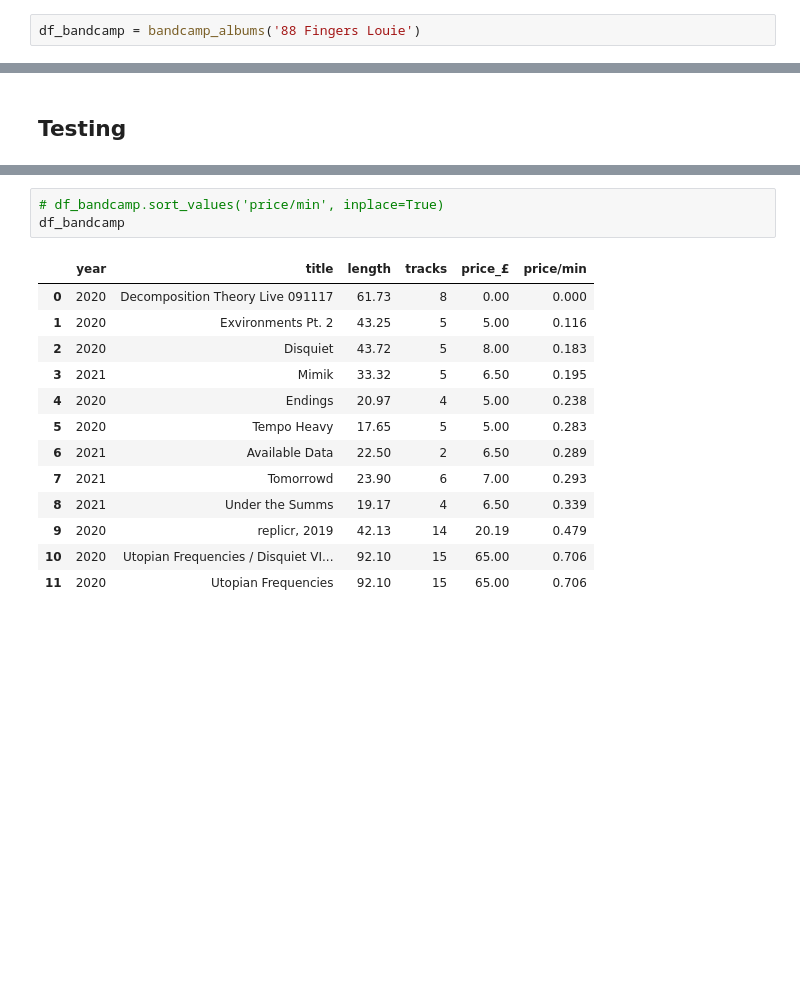
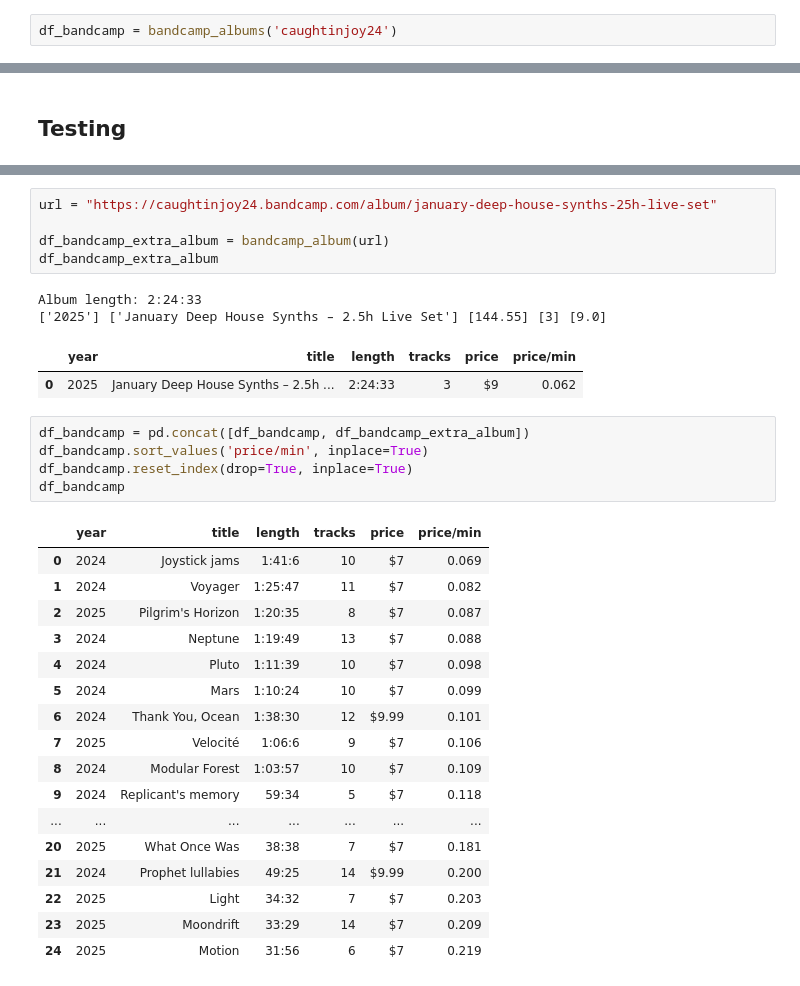
Before and after one commit to arnauog/what_the_rock, a Jupyter notebook: 8 Bandcamp.ipynb, the cells around one changed output, grey strips where cells are left out. Cells and saved outputs as stored; diff of their text form; blank space fills up the shorter version.

Commit message:
bandcamp function

```diff
--- a/8 Bandcamp.ipynb
+++ b/8 Bandcamp.ipynb
@@ -393,5 +393,5 @@ df_bandcamp.to_csv('streamlit/Datasets/df_bandcamp.csv', index=False)
 # %% [markdown]
 It's basically applying a function that I have defined in a .py file
 # %%
-df_bandcamp = bandcamp_albums('88 Fingers Louie')
+df_bandcamp = bandcamp_albums('caughtinjoy24')
 # %% [output]
@@ -614,17 +528,33 @@ Searching the album: tempo-heavy
+# %%
+url = "https://caughtinjoy24.bandcamp.com/album/january-deep-house-synths-25h-live-set"
+
+df_bandcamp_extra_album = bandcamp_album(url)
+df_bandcamp_extra_album
+# %% [output]
+Album length: 2:24:33
+['2025'] ['January Deep House Synths – 2.5h Live Set'] [144.55] [3] [9.0]
+|  | year | title | length | tracks | price | price/min |
+| 0 | 2025 | January Deep House Synths – 2.5h ... | 2:24:33 | 3 | $9 | 0.062 |
 # %%
-# df_bandcamp.sort_values('price/min', inplace=True)
+df_bandcamp = pd.concat([df_bandcamp, df_bandcamp_extra_album])
+df_bandcamp.sort_values('price/min', inplace=True)
+df_bandcamp.reset_index(drop=True, inplace=True)
 df_bandcamp
 # %% [output]
-|  | year | title | length | tracks | price_£ | price/min |
-| 0 | 2020 | Decomposition Theory Live 091117 | 61.73 | 8 | 0.00 | 0.000 |
-| 1 | 2020 | Exvironments Pt. 2 | 43.25 | 5 | 5.00 | 0.116 |
-| 2 | 2020 | Disquiet | 43.72 | 5 | 8.00 | 0.183 |
-| 3 | 2021 | Mimik | 33.32 | 5 | 6.50 | 0.195 |
-| 4 | 2020 | Endings | 20.97 | 4 | 5.00 | 0.238 |
-| 5 | 2020 | Tempo Heavy | 17.65 | 5 | 5.00 | 0.283 |
-| 6 | 2021 | Available Data | 22.50 | 2 | 6.50 | 0.289 |
-| 7 | 2021 | Tomorrowd | 23.90 | 6 | 7.00 | 0.293 |
-| 8 | 2021 | Under the Summs | 19.17 | 4 | 6.50 | 0.339 |
-| 9 | 2020 | replicr, 2019 | 42.13 | 14 | 20.19 | 0.479 |
-| 10 | 2020 | Utopian Frequencies / Disquiet VI... | 92.10 | 15 | 65.00 | 0.706 |
-| 11 | 2020 | Utopian Frequencies | 92.10 | 15 | 65.00 | 0.706 |
+|  | year | title | length | tracks | price | price/min |
+| 0 | 2024 | Joystick jams | 1:41:6 | 10 | $7 | 0.069 |
+| 1 | 2024 | Voyager | 1:25:47 | 11 | $7 | 0.082 |
+| 2 | 2025 | Pilgrim's Horizon | 1:20:35 | 8 | $7 | 0.087 |
+| 3 | 2024 | Neptune | 1:19:49 | 13 | $7 | 0.088 |
+| 4 | 2024 | Pluto | 1:11:39 | 10 | $7 | 0.098 |
+| 5 | 2024 | Mars | 1:10:24 | 10 | $7 | 0.099 |
+| 6 | 2024 | Thank You, Ocean | 1:38:30 | 12 | $9.99 | 0.101 |
+| 7 | 2025 | Velocité | 1:06:6 | 9 | $7 | 0.106 |
+| 8 | 2024 | Modular Forest | 1:03:57 | 10 | $7 | 0.109 |
+| 9 | 2024 | Replicant's memory | 59:34 | 5 | $7 | 0.118 |
+| ... | ... | ... | ... | ... | ... | ... |
+| 20 | 2025 | What Once Was | 38:38 | 7 | $7 | 0.181 |
+| 21 | 2024 | Prophet lullabies | 49:25 | 14 | $9.99 | 0.200 |
+| 22 | 2025 | Light | 34:32 | 7 | $7 | 0.203 |
+| 23 | 2025 | Moondrift | 33:29 | 14 | $7 | 0.209 |
+| 24 | 2025 | Motion | 31:56 | 6 | $7 | 0.219 |
```
Also changed, not shown: parts of 16 cells of this notebook, 2 other files.
